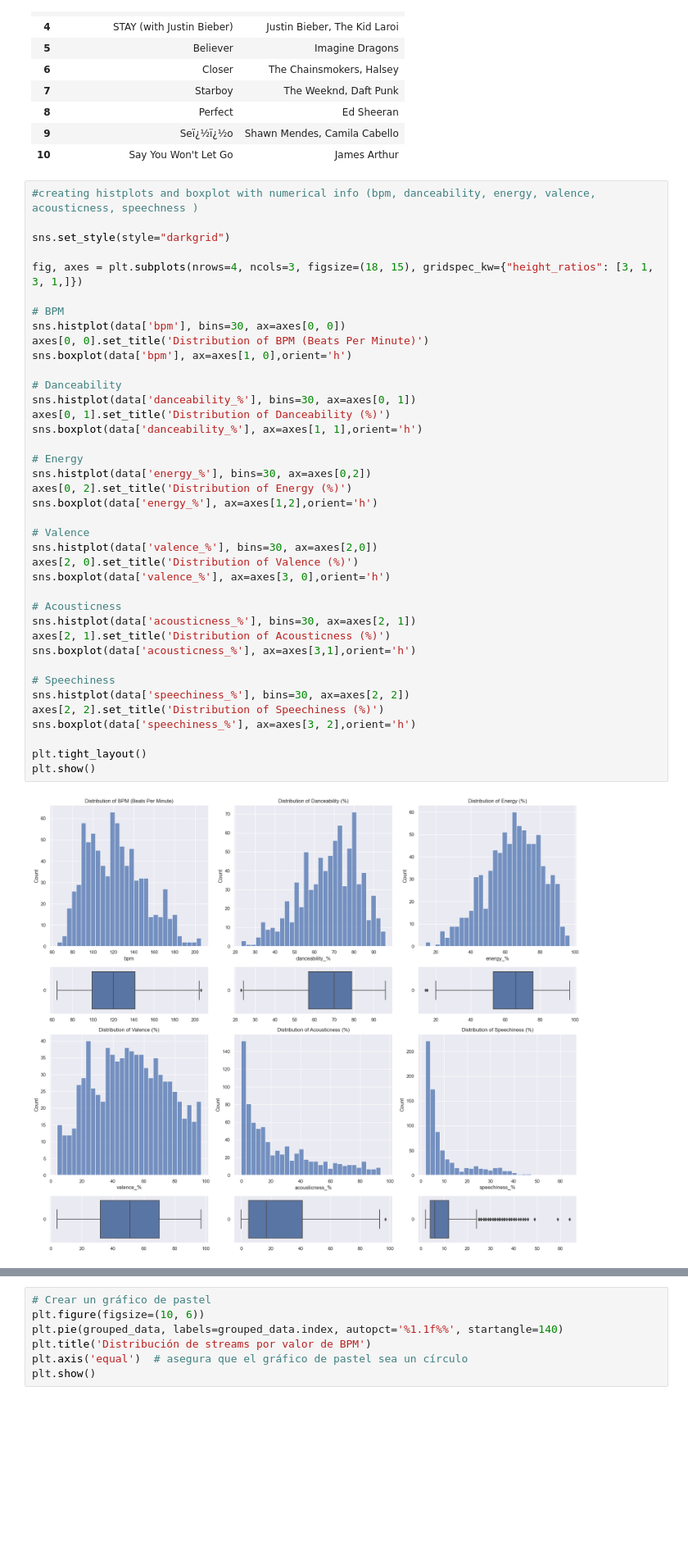
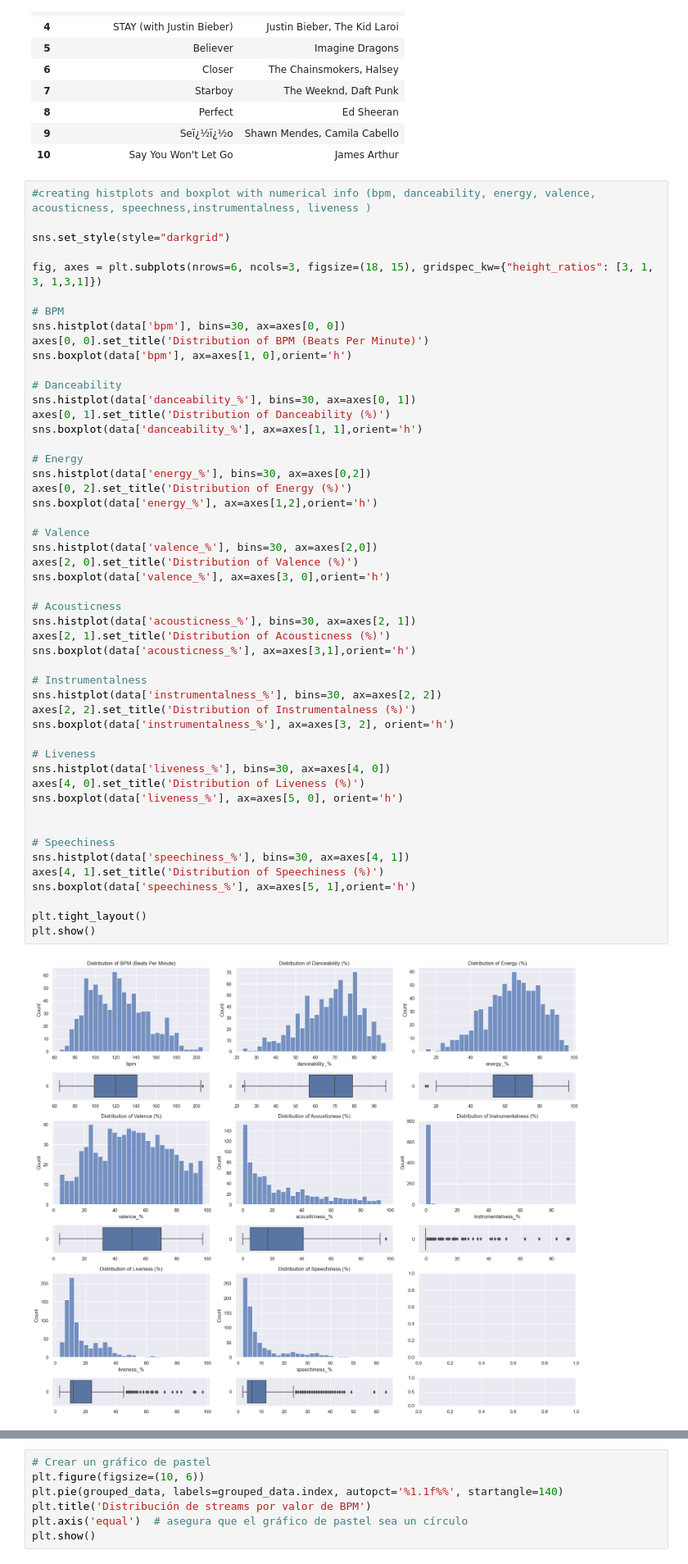
Before and after one commit to IvesCaceres/spotify-project, a Jupyter notebook: explore.ipynb, the cells around one changed output, grey strips where cells are left out. Shown at 82% size. Drawn from its saved outputs; the diff is of its cells as text; blank space fills up the shorter version.

```diff
--- a/explore.ipynb
+++ b/explore.ipynb
@@ -168,43 +168,54 @@ data_tracks
 | 9 | Seï¿½ï¿½o | Shawn Mendes, Camila Cabello |
 | 10 | Say You Won't Let Go | James Arthur |
 # %%
-#creating histplots and boxplot with numerical info (bpm, danceability, energy, valence, acousticness, speechness )
+#creating histplots and boxplot with numerical info (bpm, danceability, energy, valence, acousticness, speechness,instrumentalness, liveness )
 
 sns.set_style(style="darkgrid")
 
-fig, axes = plt.subplots(nrows=4, ncols=3, figsize=(18, 15), gridspec_kw={"height_ratios": [3, 1, 3, 1,]})
+fig, axes = plt.subplots(nrows=6, ncols=3, figsize=(18, 15), gridspec_kw={"height_ratios": [3, 1, 3, 1,3,1]})
 
 # BPM
 sns.histplot(data['bpm'], bins=30, ax=axes[0, 0])
 axes[0, 0].set_title('Distribution of BPM (Beats Per Minute)')
 sns.boxplot(data['bpm'], ax=axes[1, 0],orient='h')
 
 # Danceability
 sns.histplot(data['danceability_%'], bins=30, ax=axes[0, 1])
 axes[0, 1].set_title('Distribution of Danceability (%)')
 sns.boxplot(data['danceability_%'], ax=axes[1, 1],orient='h')
 
 # Energy
 sns.histplot(data['energy_%'], bins=30, ax=axes[0,2])
 axes[0, 2].set_title('Distribution of Energy (%)')
 sns.boxplot(data['energy_%'], ax=axes[1,2],orient='h')
 
 # Valence
 sns.histplot(data['valence_%'], bins=30, ax=axes[2,0])
 axes[2, 0].set_title('Distribution of Valence (%)')
 sns.boxplot(data['valence_%'], ax=axes[3, 0],orient='h')
 
 # Acousticness
 sns.histplot(data['acousticness_%'], bins=30, ax=axes[2, 1])
 axes[2, 1].set_title('Distribution of Acousticness (%)')
 sns.boxplot(data['acousticness_%'], ax=axes[3,1],orient='h')
 
+# Instrumentalness
+sns.histplot(data['instrumentalness_%'], bins=30, ax=axes[2, 2])
+axes[2, 2].set_title('Distribution of Instrumentalness (%)')
+sns.boxplot(data['instrumentalness_%'], ax=axes[3, 2], orient='h')
+
+# Liveness
+sns.histplot(data['liveness_%'], bins=30, ax=axes[4, 0])
+axes[4, 0].set_title('Distribution of Liveness (%)')
+sns.boxplot(data['liveness_%'], ax=axes[5, 0], orient='h')
+
+
 # Speechiness
-sns.histplot(data['speechiness_%'], bins=30, ax=axes[2, 2])
-axes[2, 2].set_title('Distribution of Speechiness (%)')
-sns.boxplot(data['speechiness_%'], ax=axes[3, 2],orient='h')
+sns.histplot(data['speechiness_%'], bins=30, ax=axes[4, 1])
+axes[4, 1].set_title('Distribution of Speechiness (%)')
+sns.boxplot(data['speechiness_%'], ax=axes[5, 1],orient='h')
 
 plt.tight_layout()
 plt.show()
 # %% [output]
-[figure, old version]
+[figure, new version]
```
Also changed, not shown: parts of 5 cells of this notebook, 1 other file.
